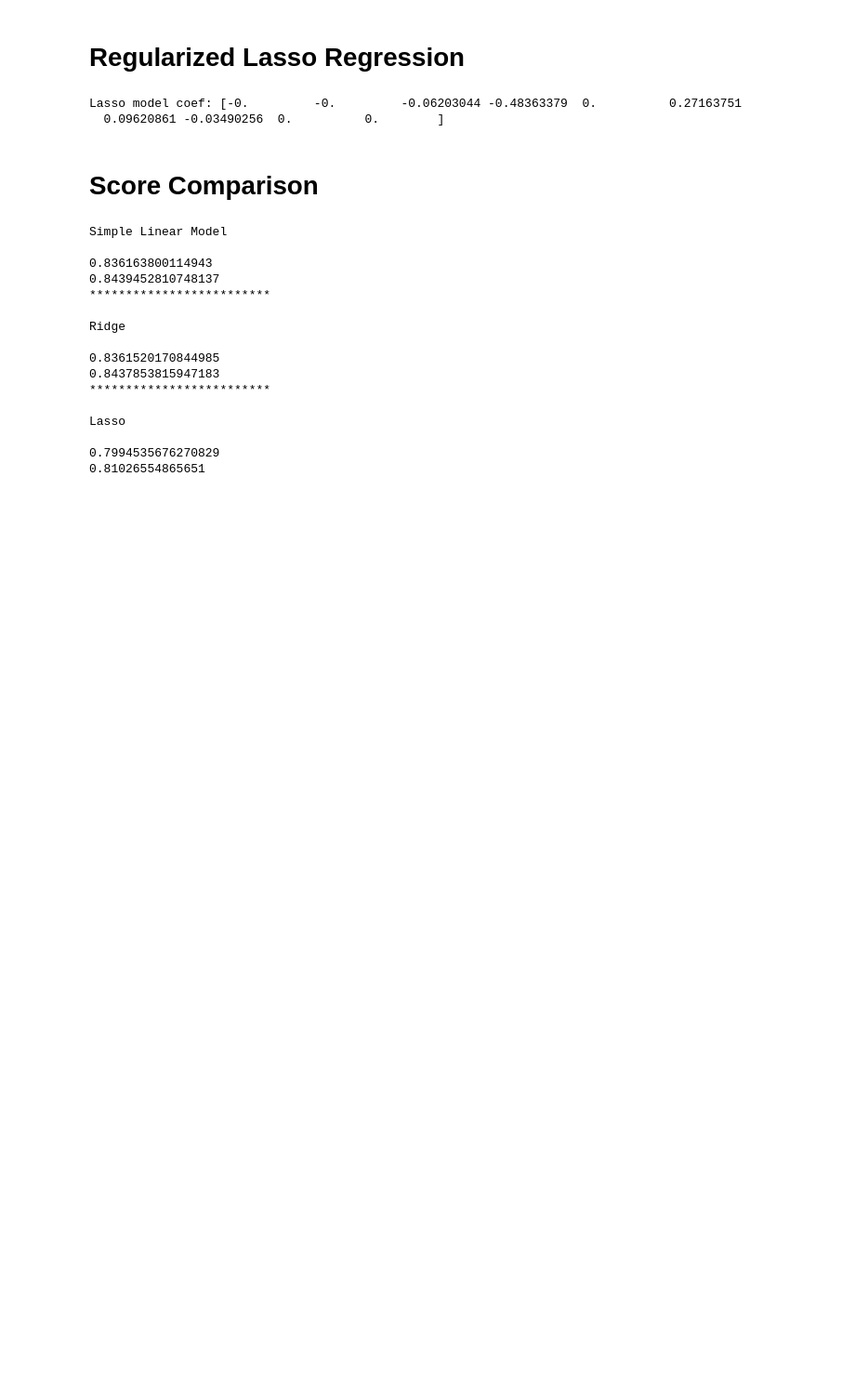
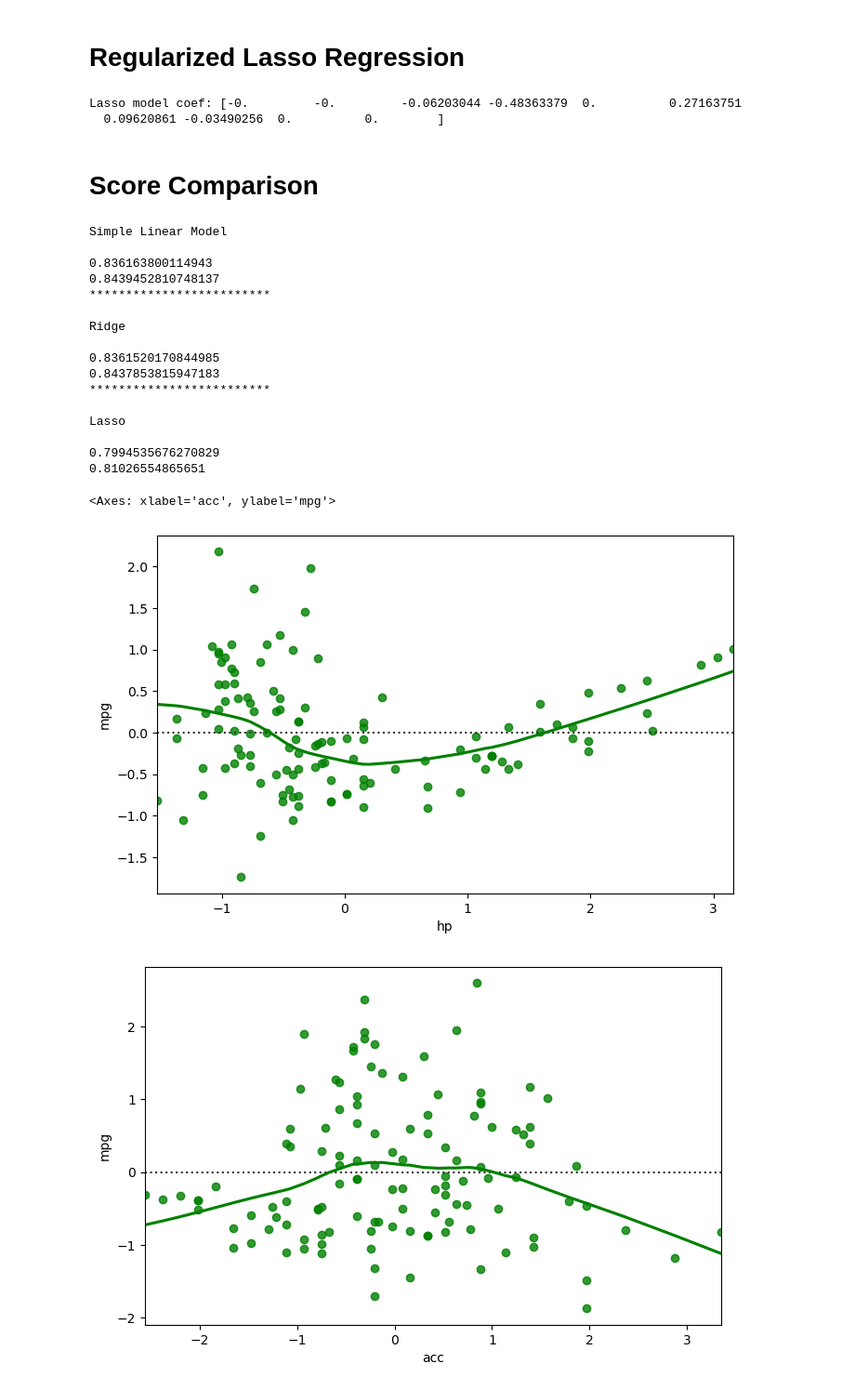
Before and after one commit to jayacpc9/FSDS_Classes, a Jupyter notebook: Python_Workspace/ML/RegularizationTechniques/Car_mpg_Regularization_Lasso_Ridge.ipynb, the cells around one changed output. Shown at 93% size. Drawn from its saved outputs; the diff is of its cells as text; code cells hidden in the pictures; blank space fills up the shorter version.

```diff
--- a/Python_Workspace/ML/RegularizationTechniques/Car_mpg_Regularization_Lasso_Ridge.ipynb
+++ b/Python_Workspace/ML/RegularizationTechniques/Car_mpg_Regularization_Lasso_Ridge.ipynb
@@ -266,3 +267,15 @@ Lasso
 
 0.7994535676270829
 0.81026554865651
+# %%
+
+fig = plt.figure(figsize=(8,5))
+sns.residplot(x= X_test['hp'], y= y_test['mpg'], color='green', lowess=True )
+
+
+fig = plt.figure(figsize=(8,5))
+sns.residplot(x= X_test['acc'], y= y_test['mpg'], color='green', lowess=True )
+# %% [output]
+<Axes: xlabel='acc', ylabel='mpg'>
+[figure, added]
+[figure, added]
```
Also changed, not shown: parts of 4 cells of this notebook.
